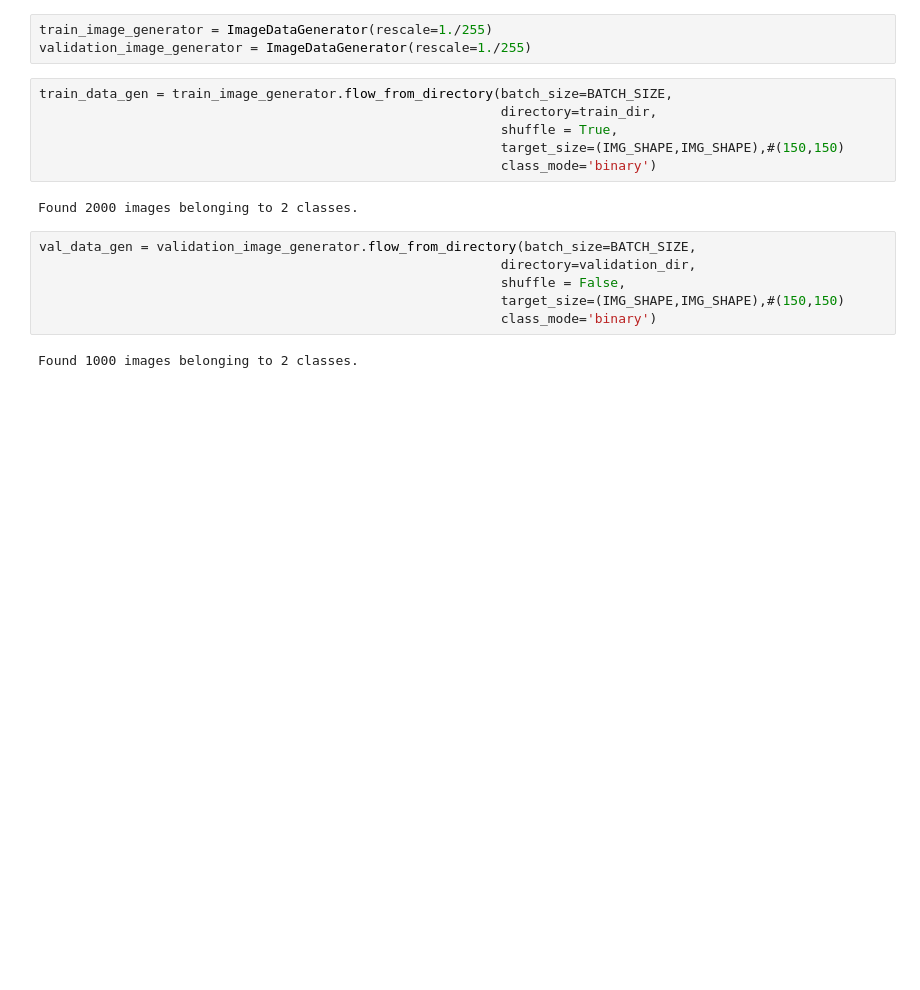
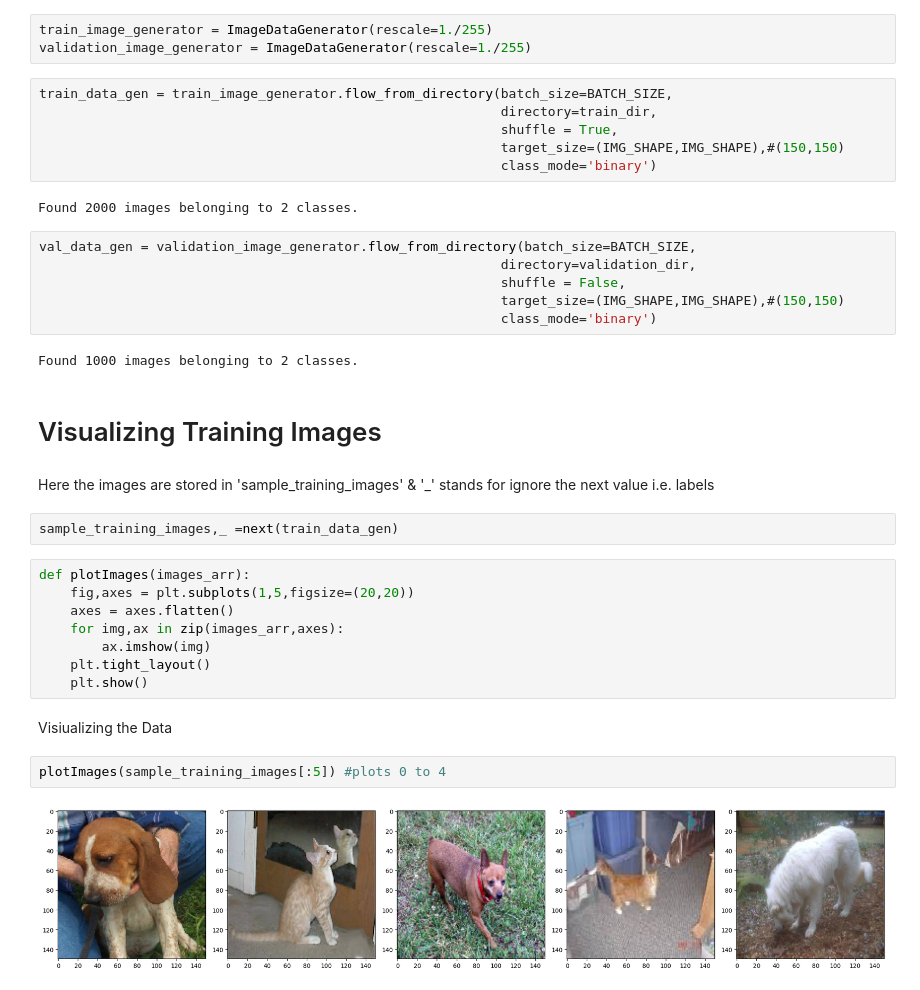
Before and after one commit to Bhomaramsuthar/Tensorflow_basics, a Jupyter notebook: cats_vs_dogs/cat_vs_dog.ipynb, the cells around one changed output. Cells and saved outputs as stored; diff of their text form; blank space fills up the shorter version.

```diff
--- a/cats_vs_dogs/cat_vs_dog.ipynb
+++ b/cats_vs_dogs/cat_vs_dog.ipynb
@@ -87,3 +87,23 @@ val_data_gen = validation_image_generator.flow_from_directory(batch_size=BATCH_S
                                                            class_mode='binary')
 # %% [output]
 Found 1000 images belonging to 2 classes.
+# %% [markdown]
+# Visualizing Training Images
+# %% [markdown]
+Here the images are stored in 'sample_training_images' & '_' stands for ignore the next value i.e. labels
+# %%
+sample_training_images,_ =next(train_data_gen)
+# %%
+def plotImages(images_arr):
+    fig,axes = plt.subplots(1,5,figsize=(20,20))
+    axes = axes.flatten()
+    for img,ax in zip(images_arr,axes):
+        ax.imshow(img)
+    plt.tight_layout()
+    plt.show()
+# %% [markdown]
+Visiualizing the Data
+# %%
+plotImages(sample_training_images[:5]) #plots 0 to 4
+# %% [output]
+[figure, added]
```
Also changed, not shown: parts of 4 cells of this notebook.
